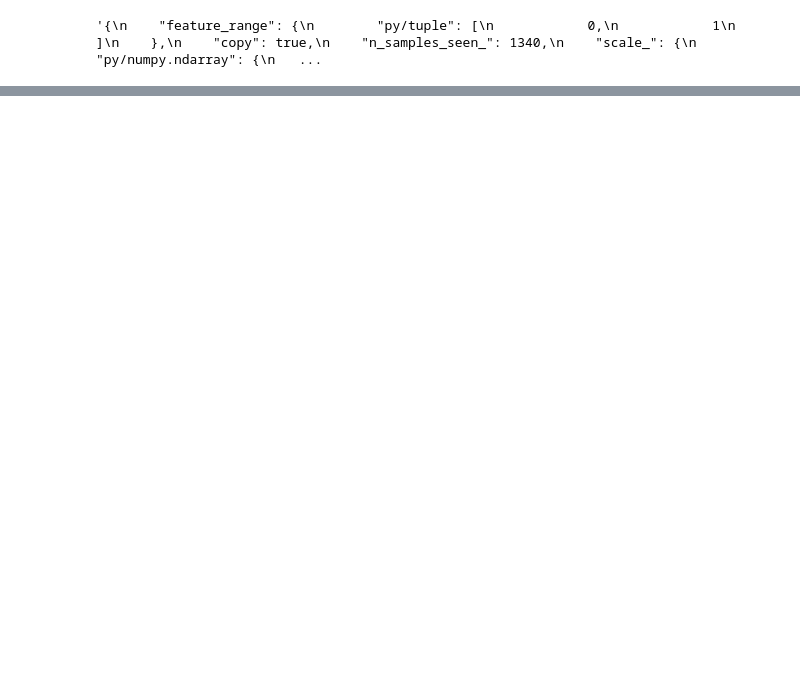
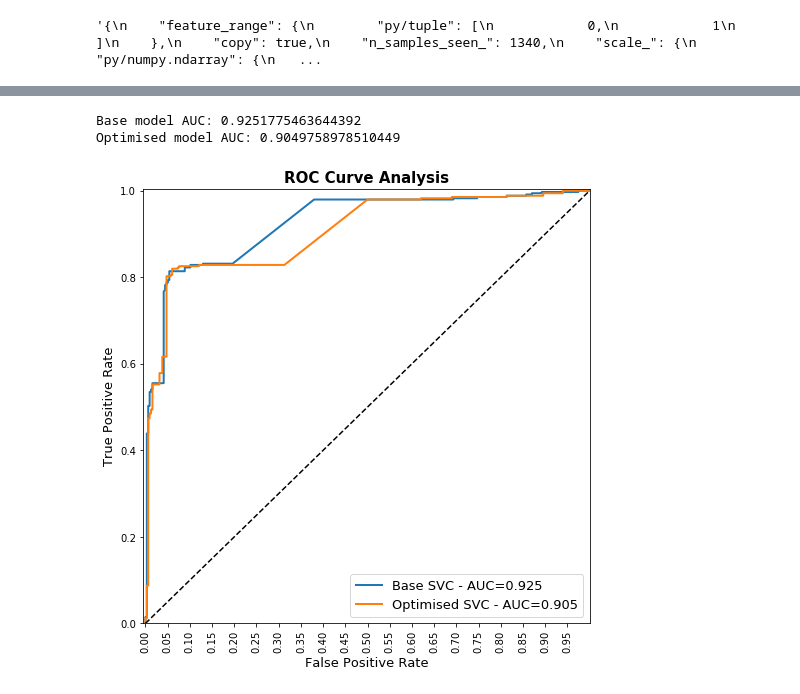
Before and after one commit to cmclearnon/QUB-CSC3032-FYP, a Jupyter notebook: src/ml/Domain - Host based Experimentation.ipynb, the cells around one changed output, grey strips where cells are left out. Cells and saved outputs as stored; diff of their text form; code cells hidden in the pictures; blank space fills up the shorter version.

```diff
--- a/src/ml/Domain - Host based Experimentation.ipynb
+++ b/src/ml/Domain - Host based Experimentation.ipynb
@@ -711,0 +749,26 @@ Best params found: {'C': 6167.440671107427, 'gamma': 0.11442588109764625, 'kerne
+# %%
+from sklearn.metrics import roc_curve, auc
+
+y_scores_base = new_model.decision_function(x_test)
+y_scores_opt = searchcv.decision_function(x_test)
+
+fpr_base, tpr_base, auc_thresholds_base = roc_curve(y_test, y_scores_base)
+fpr_bayesian, tpr_bayesian, auc_thresholds = roc_curve(y_test, y_scores_opt)
+print(f'Base model AUC: {auc(fpr_base, tpr_base)}\nOptimised model AUC: {auc(fpr_bayesian, tpr_bayesian)}')
+
+plt.figure(figsize=(8,8))
+plt.title('ROC Curve Analysis', fontweight='bold', fontsize=15)
+plt.plot(fpr_base, tpr_base, linewidth=2, label="Base {} - AUC={:.3f}".format(new_model.__class__.__name__, auc(fpr_base, tpr_base)))
+plt.plot(fpr_bayesian, tpr_bayesian, linewidth=2, label="Optimised {} - AUC={:.3f}".format(searchcv.best_estimator_.__class__.__name__, auc(fpr_bayesian, tpr_bayesian)))
+plt.plot([0,1], [0,1], 'k--')
+plt.axis([-0.005, 1, 0, 1.005])
+plt.xticks(np.arange(0, 1, step=0.05), rotation=90)
+plt.xlabel("False Positive Rate", fontsize=13)
+plt.ylabel("True Positive Rate", fontsize=13)
+plt.legend(prop={'size':13}, loc='best')
+
+plt.show()
+# %% [output]
+Base model AUC: 0.9251775463644392
+Optimised model AUC: 0.9049758978510449
+[figure, added]
```
Also changed, not shown: parts of 15 cells of this notebook, 17 other files.
